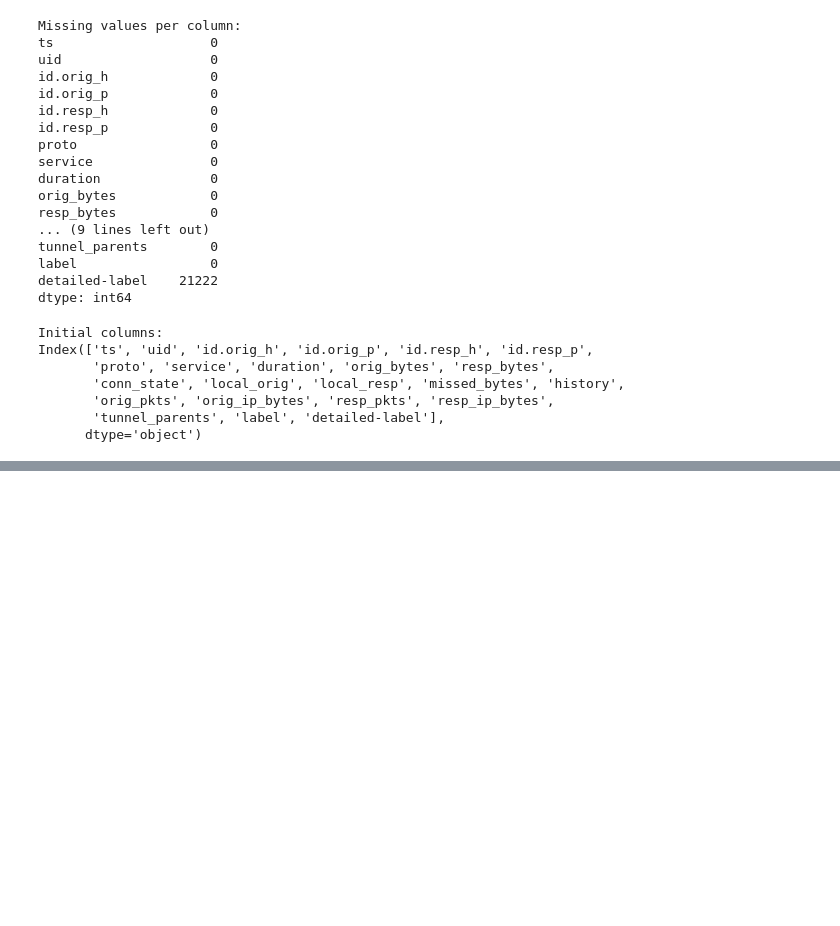
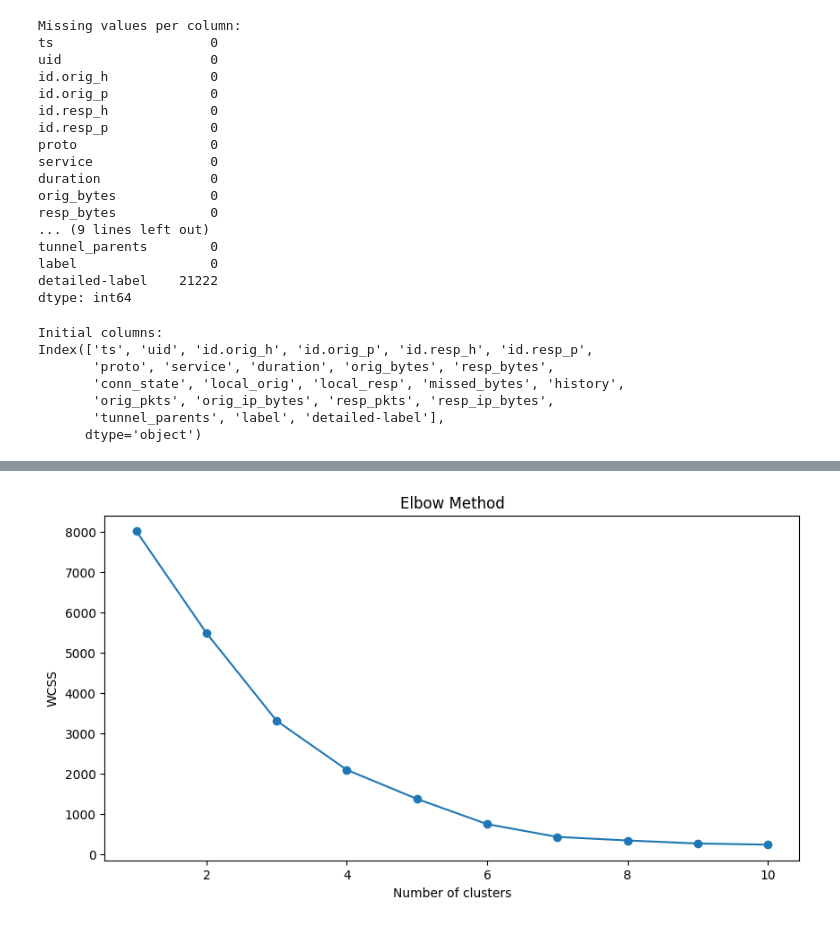
Before and after one commit to aurelisajuan/PredictBotnet, a Jupyter notebook: botnet-capture-34.ipynb, the cells around one changed output, grey strips where cells are left out. Saved outputs shown, nothing was run; the diff lists cells and outputs as text; code cells hidden in the pictures; blank space fills up the shorter version.

Commit message:
added clustering/unsupervised learning

```diff
--- a/botnet-capture-34.ipynb
+++ b/botnet-capture-34.ipynb
@@ -142,3 +144,101 @@ print(df_filtered.head())
 2                 0
 3                96
 4                 0
+# %%
+## Inspect columns to understand the structure and available features for analysis
+print("Columns in the dataset:")
+print(df.columns)
+
+# check if 'proto' exists in the DataFrame
+if 'proto' in df.columns:
+
+    # if it exits, encode categorical variables
+    # converts categorical text values in protocol column to numerical values using LabelEncoder
+    # this is necessary b/c clustering algo like K-Means work with numerical data
+    label_encoder = LabelEncoder()
+    df['proto'] = label_encoder.fit_transform(df['proto'])
+
+else:
+    print("Column 'proto' not found in the dataset. Skipping encoding for 'proto'.")
+
+# convert 'ts' aka timestamps to numerical value
+if 'ts' in df.columns:
+    # if 'ts' column exits, convert strings to datetime objects
+    df['ts'] = pd.to_datetime(df['ts'], errors='coerce')
+    #drops rwos with invalid or missing timestamps
+    df.dropna(subset=['ts'], inplace=True)
+    # converts the datatime objects to unix time for numerical processing
+    df['ts'] = df['ts'].astype(int) / 10**9
+
+else:
+    print("Column 'ts' not found in the dataset. Skipping conversion for 'ts'.")
+
+# define features
+# we are using the colums that exist in the data set for timestamp, source IP, destination IP,
+# source port, destination port, protocol, duration, bytes sent and bytes receieved
+columns_to_use = ['ts', 'id.orig_h', 'id.resp_h', 'id.orig_p', 'id.resp_p', 'proto', 'duration', 'orig_bytes', 'resp_bytes']
+existing_columns = [col for col in columns_to_use if col in df.columns]
+X = df[existing_columns].copy()
+
+# since IP addresses are categorical, we need to convert them to a suitable format
+# if source IP and destination IP address column exits, convert to numerical values for clustering
+if 'id.orig_h' in X.columns:
+    X.loc[:, 'id.orig_h'] = X['id.orig_h'].apply(lambda x: hash(x) % 10**6)
+if 'id.resp_h' in X.columns:
+    X.loc[:, 'id.resp_h'] = X['id.resp_h'].apply(lambda x: hash(x) % 10**6)
+
+# ensure all columns are numeric
+X = X.apply(pd.to_numeric, errors='coerce')
+X.dropna(inplace=True)
+
+# check if X is not empty before scaling
+if not X.empty:
+    # normalize/scale the data
+    scaler = StandardScaler()
+    X_scaled = scaler.fit_transform(X)
+
+    # determine the optimal number of clusters using the elbow method
+    wcss = []
+    for i in range(1, 11):
+        kmeans = KMeans(n_clusters=i, init='k-means++', max_iter=300, n_init=10, random_state=42)
+        kmeans.fit(X_scaled)
+        wcss.append(kmeans.inertia_)
+
+    # plot the elbow graph
+    plt.figure(figsize=(10, 5))
+    plt.plot(range(1, 11), wcss, marker='o')
+    plt.title('Elbow Method')
+    plt.xlabel('Number of clusters')
+    plt.ylabel('WCSS')
+    plt.show()
+
+    # based on the elbow plot, choose the optimal number of clusters
+    optimal_clusters = 3  # Example: choose 3 clusters
+
+    # apply K-Means clustering
+    kmeans = KMeans(n_clusters=optimal_clusters, init='k-means++', max_iter=300, n_init=10, random_state=42)
+    y_kmeans = kmeans.fit_predict(X_scaled)
+
+    # create a copy of the original DataFrame to store clustering results
+    df_clustered = df.loc[X.index].copy()
+    df_clustered['Cluster'] = y_kmeans
+
+    # evaluate the clustering using silhouette score
+    sil_score = silhouette_score(X_scaled, y_kmeans)
+    print(f'Silhouette Score: {sil_score}')
+
+    # visualize the clusters using PCA
+    pca = PCA(n_components=2)
+    X_pca = pca.fit_transform(X_scaled)
+
+    plt.figure(figsize=(10, 7))
+    sns.scatterplot(x=X_pca[:, 0], y=X_pca[:, 1], hue=df_clustered['Cluster'], palette='viridis', s=100, alpha=0.6)
+    plt.title('Clusters Visualization with PCA')
+    plt.xlabel('PCA Component 1')
+    plt.ylabel('PCA Component 2')
+    plt.legend()
+    plt.show()
+
+else:
+    print("The DataFrame 'X' is empty after preprocessing. Please check the input data.")
+# %% [output]
@@ -144,0 +252 @@ print(df_filtered.head())
+[figure, added]
```
Also changed, not shown: parts of 5 cells of this notebook.
